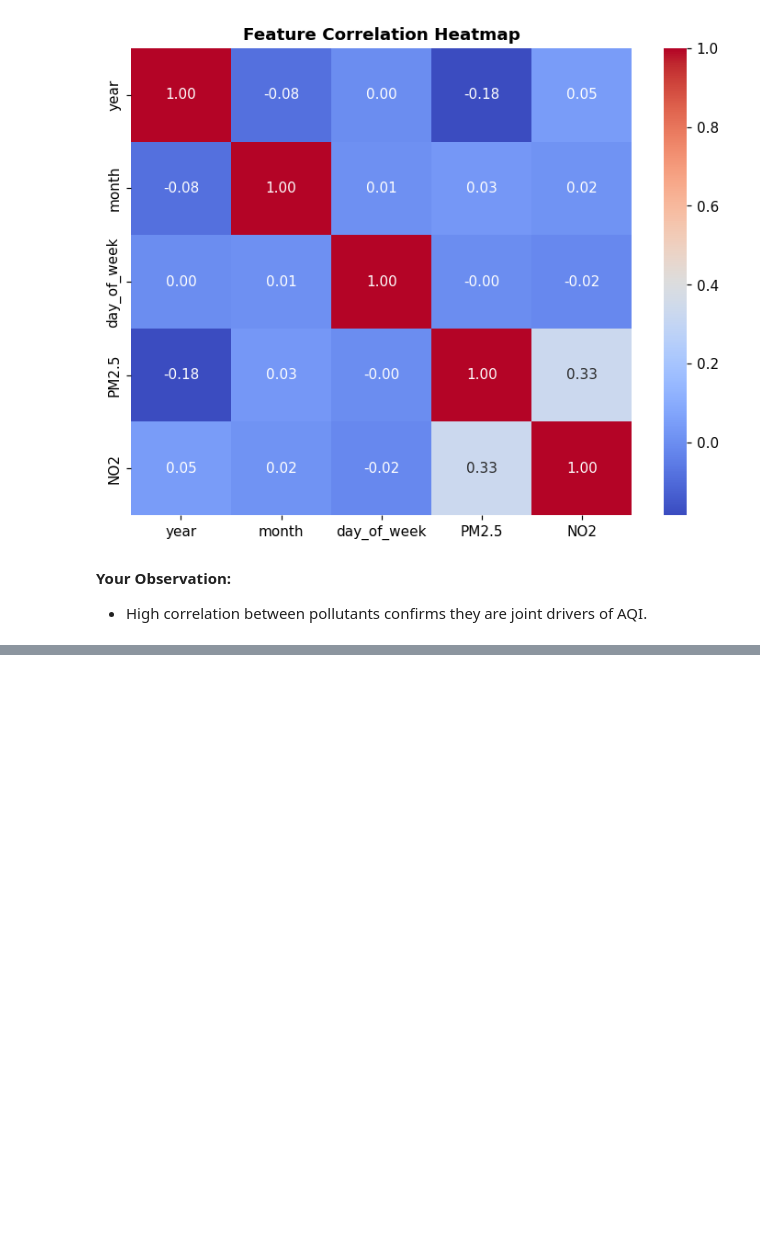
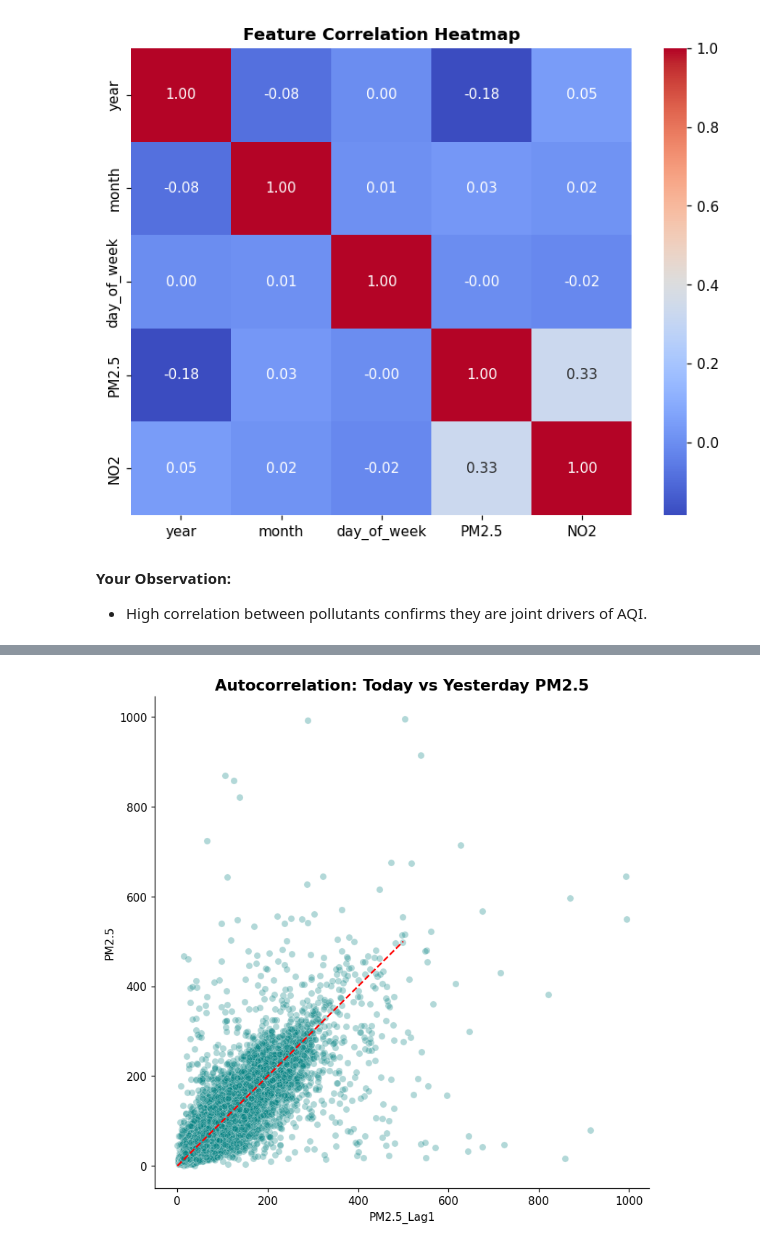
Before and after one commit to priyanshsingh11/aqi-hackathon, a Jupyter notebook: solving/exploration.ipynb, the cells around one changed output, grey strips where cells are left out. Drawn from its saved outputs; the diff is of its cells as text; code cells hidden in the pictures; blank space fills up the shorter version.

```diff
--- a/solving/exploration.ipynb
+++ b/solving/exploration.ipynb
@@ -232,0 +242,12 @@ plt.show()
+# %%
+# Correlation between Today and Yesterday
+train_sorted = train.sort_values(['StationId', 'Date'])
+train_sorted['PM2.5_Lag1'] = train_sorted.groupby('StationId')['PM2.5'].shift(1)
+
+plt.figure(figsize=(8, 8))
+sns.scatterplot(data=train_sorted.dropna(), x='PM2.5_Lag1', y='PM2.5', alpha=0.3, color='teal')
+plt.title('Autocorrelation: Today vs Yesterday PM2.5', fontsize=14, fontweight='bold')
+plt.plot([0, 500], [0, 500], color='red', linestyle='--') # Identity line
+plt.show()
+# %% [output]
+[figure, added]
```
Also changed, not shown: parts of 2 cells of this notebook, 3 other files.
